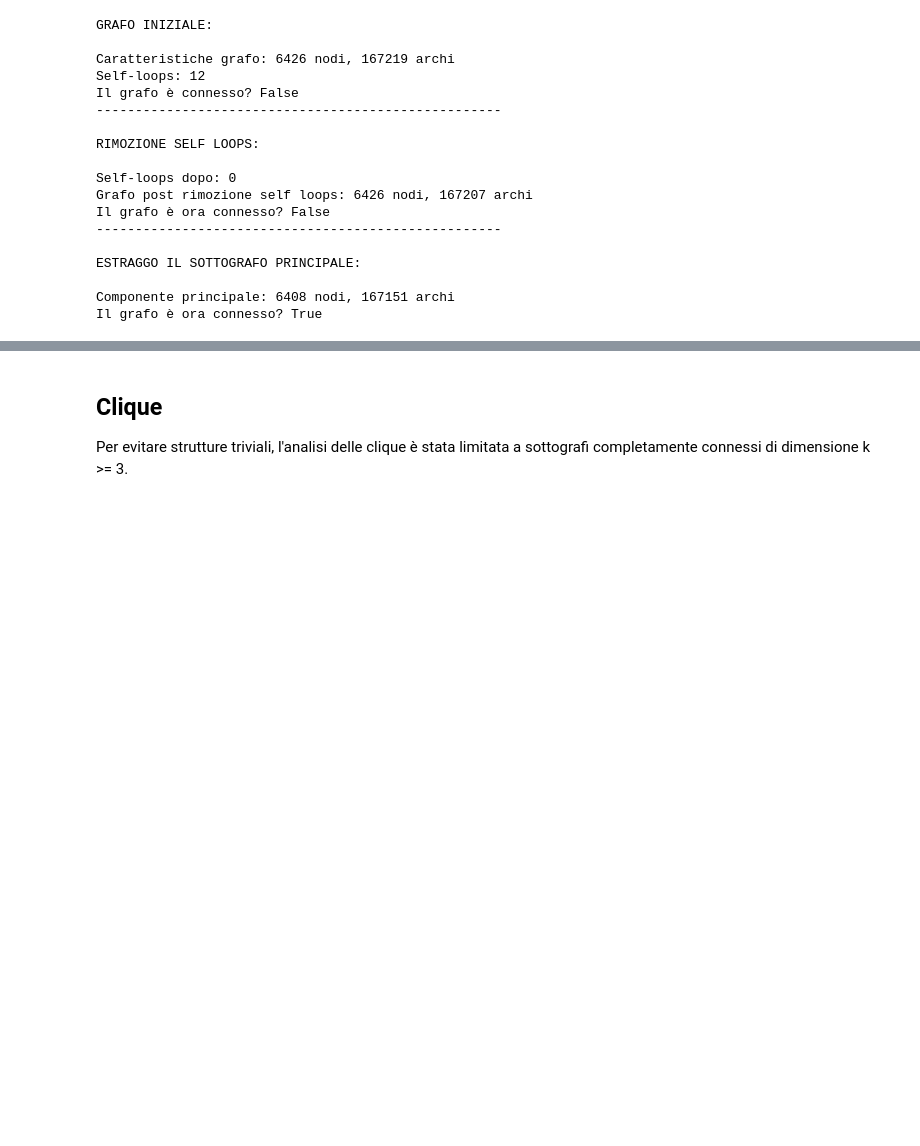
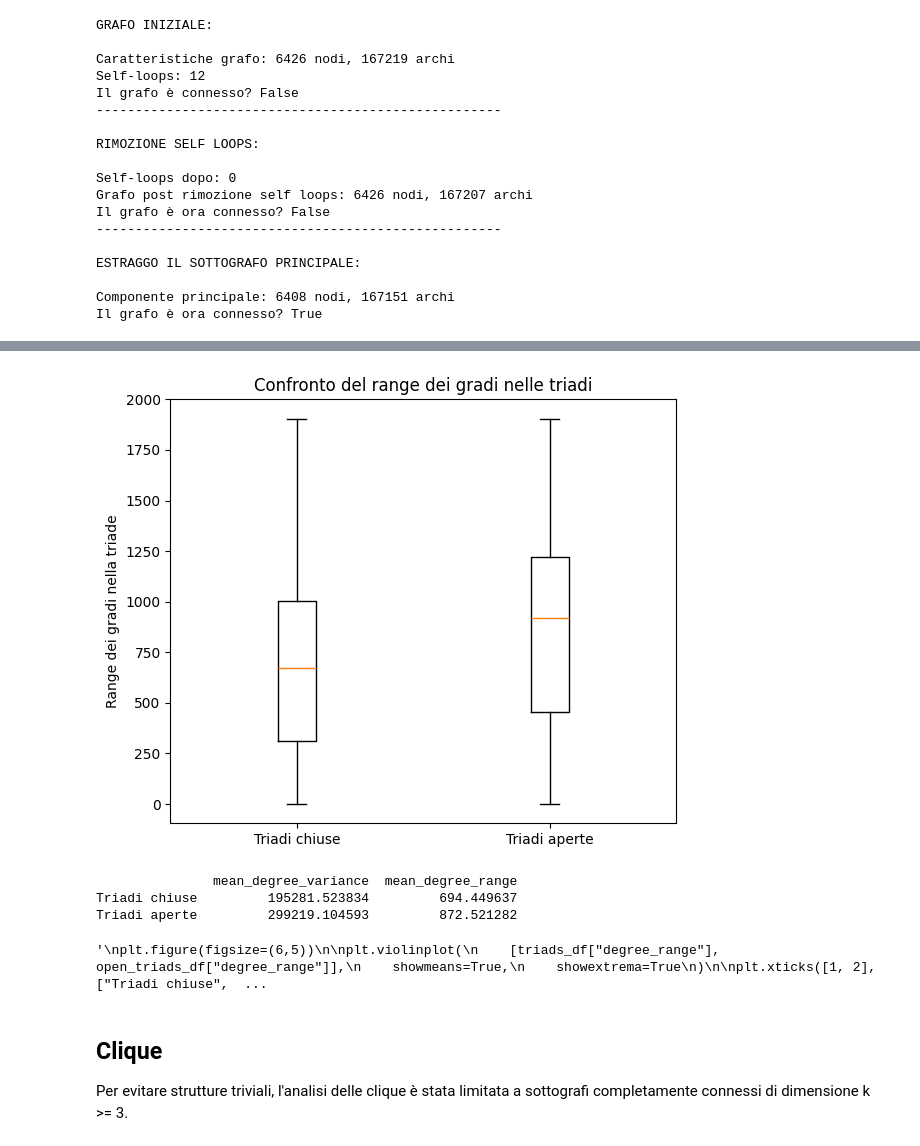
Before and after one commit to matteostronati/Data_science_project, a Jupyter notebook: notebooks/05_triads.ipynb, the cells around one changed output, grey strips where cells are left out. Drawn from its saved outputs; the diff is of its cells as text; code cells hidden in the pictures; blank space fills up the shorter version.

```diff
--- a/notebooks/05_triads.ipynb
+++ b/notebooks/05_triads.ipynb
@@ -272,3 +391,64 @@ dtype: int64
+# %%
+triads_df["degree_range"] = (
+    triads_df[["deg_1","deg_2","deg_3"]].max(axis=1)
+    - triads_df[["deg_1","deg_2","deg_3"]].min(axis=1)
+)
+
+open_triads_df["degree_range"] = (
+    open_triads_df[["deg_1","deg_2","deg_3"]].max(axis=1)
+    - open_triads_df[["deg_1","deg_2","deg_3"]].min(axis=1)
+)
+
+plt.figure(figsize=(6,5))
+
+plt.boxplot(
+    [
+        triads_df["degree_range"],
+        open_triads_df["degree_range"]
+    ],
+    labels=["Triadi chiuse","Triadi aperte"],
+    showfliers=False
+)
+
+plt.ylabel("Range dei gradi nella triade")
+plt.title("Confronto del range dei gradi nelle triadi")
+plt.tight_layout()
+plt.show()
+# %% [output]
+[figure, added]
+# %%
+summary = pd.DataFrame({
+    "mean_degree_variance": [
+        triads_df["degree_variance"].mean(),
+        open_triads_df["degree_variance"].mean()
+    ],
+    "mean_degree_range": [
+        triads_df["degree_range"].mean(),
+        open_triads_df["degree_range"].mean()
+    ]
+}, index=["Triadi chiuse","Triadi aperte"])
+
+print(summary)
+# %% [output]
+               mean_degree_variance  mean_degree_range
+Triadi chiuse         195281.523834         694.449637
+Triadi aperte         299219.104593         872.521282
+# %%
+plt.figure(figsize=(6,5))
+
+plt.violinplot(
+    [triads_df["degree_range"], open_triads_df["degree_range"]],
+    showmeans=True,
+    showextrema=True
+)
+
+plt.xticks([1, 2], ["Triadi chiuse", "Triadi aperte"])
+plt.ylabel("Range dei gradi nella triade")
+plt.title("Distribuzione del range dei gradi nelle triadi")
+plt.tight_layout()
+plt.show()
+# %% [output]
+'\nplt.figure(figsize=(6,5))\n\nplt.violinplot(\n    [triads_df["degree_range"], open_triads_df["degree_range"]],\n    showmeans=True,\n    showextrema=True\n)\n\nplt.xticks([1, 2], ["Triadi chiuse",  ...
 # %% [markdown]
 ## Clique
 Per evitare strutture triviali, l'analisi delle clique è stata limitata a sottografi completamente connessi di dimensione k >= 3.
```
Also changed, not shown: parts of 13 cells of this notebook.
